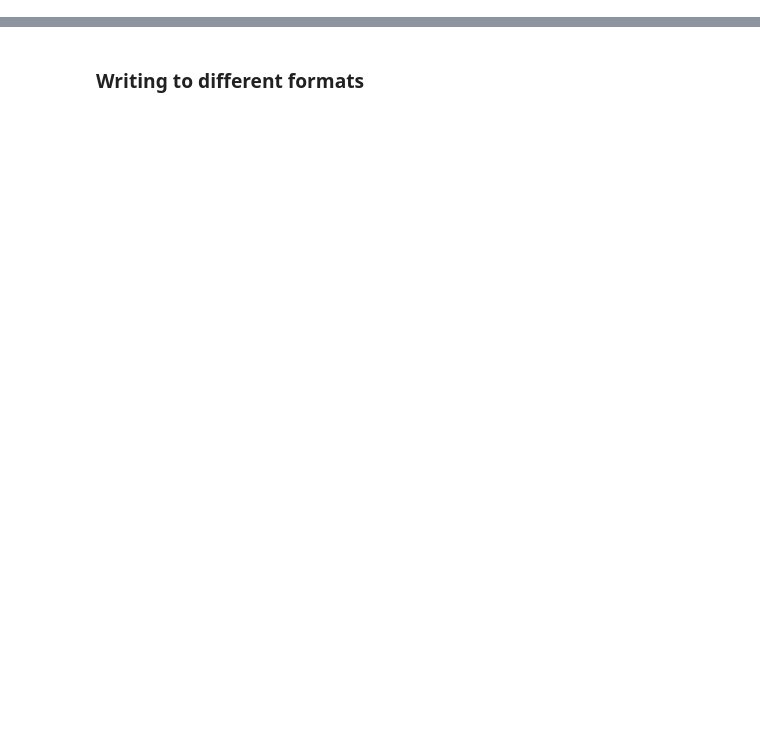
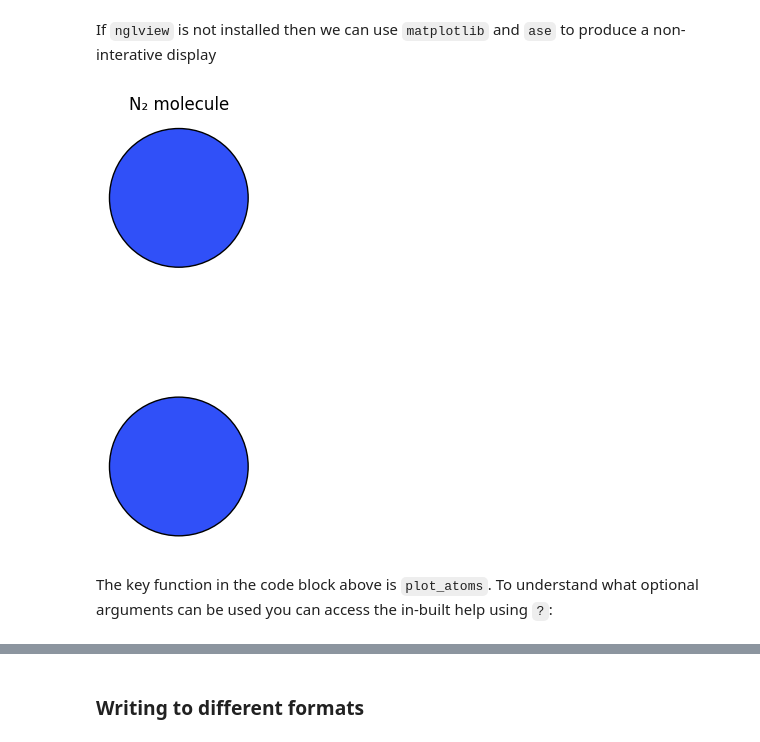
Before and after one commit to NU-CEM/Atomistic_Simulation, a Jupyter notebook: notebooks/working_with_atoms.ipynb, the cells around one changed output, grey strips where cells are left out. Cells and saved outputs as stored; diff of their text form; code cells hidden in the pictures; blank space fills up the shorter version.

```diff
--- a/notebooks/working_with_atoms.ipynb
+++ b/notebooks/working_with_atoms.ipynb
@@ -54,0 +57,3 @@ print(f"Number of atoms: {len(molecule)}")
+# %%
+# Shorthand: chemical formula string
+N2_molecule = Atoms('N2', positions=[(0., 0., 0.), (0., 0., d)])
@@ -76,0 +81,16 @@ plt.show()
+# %% [markdown]
+If `nglview` is not installed then we can use `matplotlib` and `ase` to produce a non-interative display
+# %%
+import matplotlib.pyplot as plt
+from ase.visualize.plot import plot_atoms
+
+fig, ax = plt.subplots()
+plot_atoms(N2_molecule, ax, show_unit_cell = 2, radii=0.2, rotation=('30x,0y,0z'))
+ax.set_title('N₂ molecule')
+ax.axis('off')
+plt.tight_layout()
+plt.show()
+# %% [output]
+[figure, added]
+# %% [markdown]
+The key function in the code block above is `plot_atoms`. To understand what optional arguments can be used you can access the in-built help using `?`:
```
Also changed, not shown: parts of 42 cells of this notebook, 4 other files.
